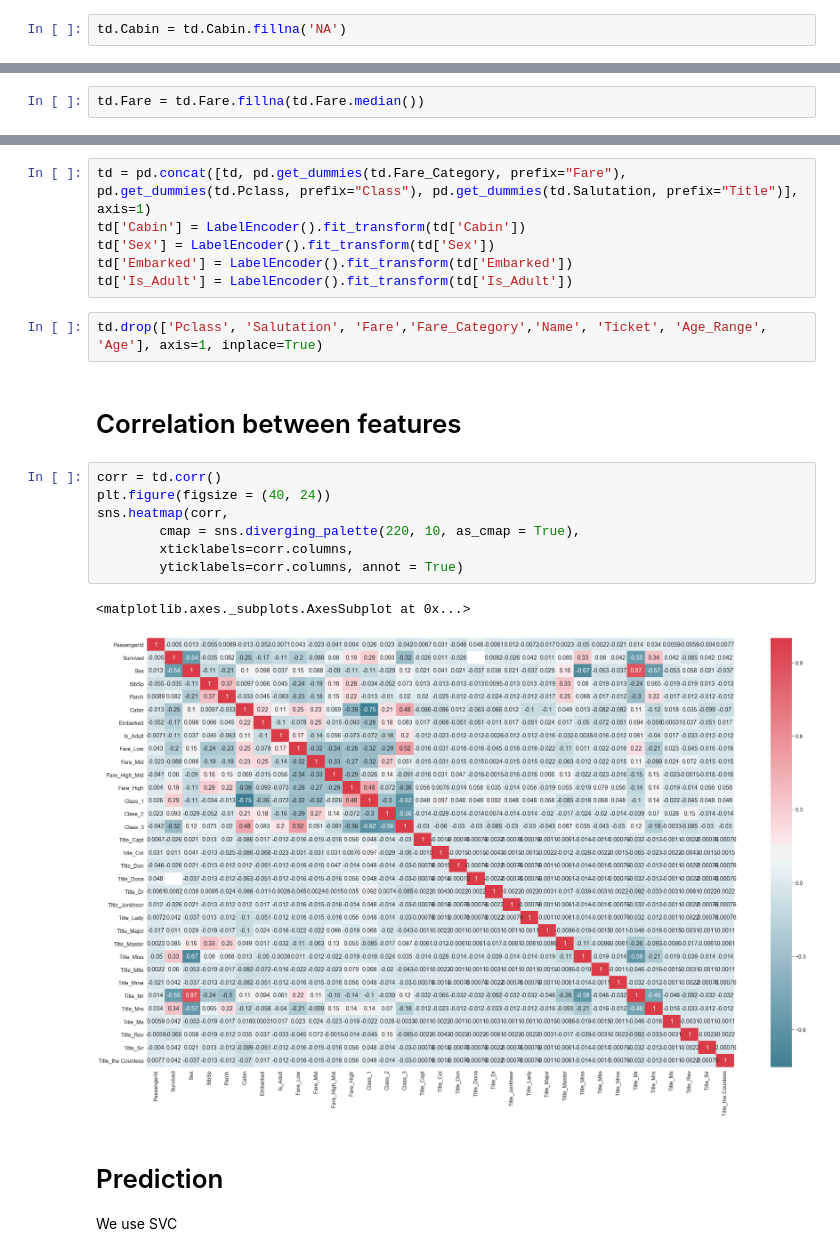
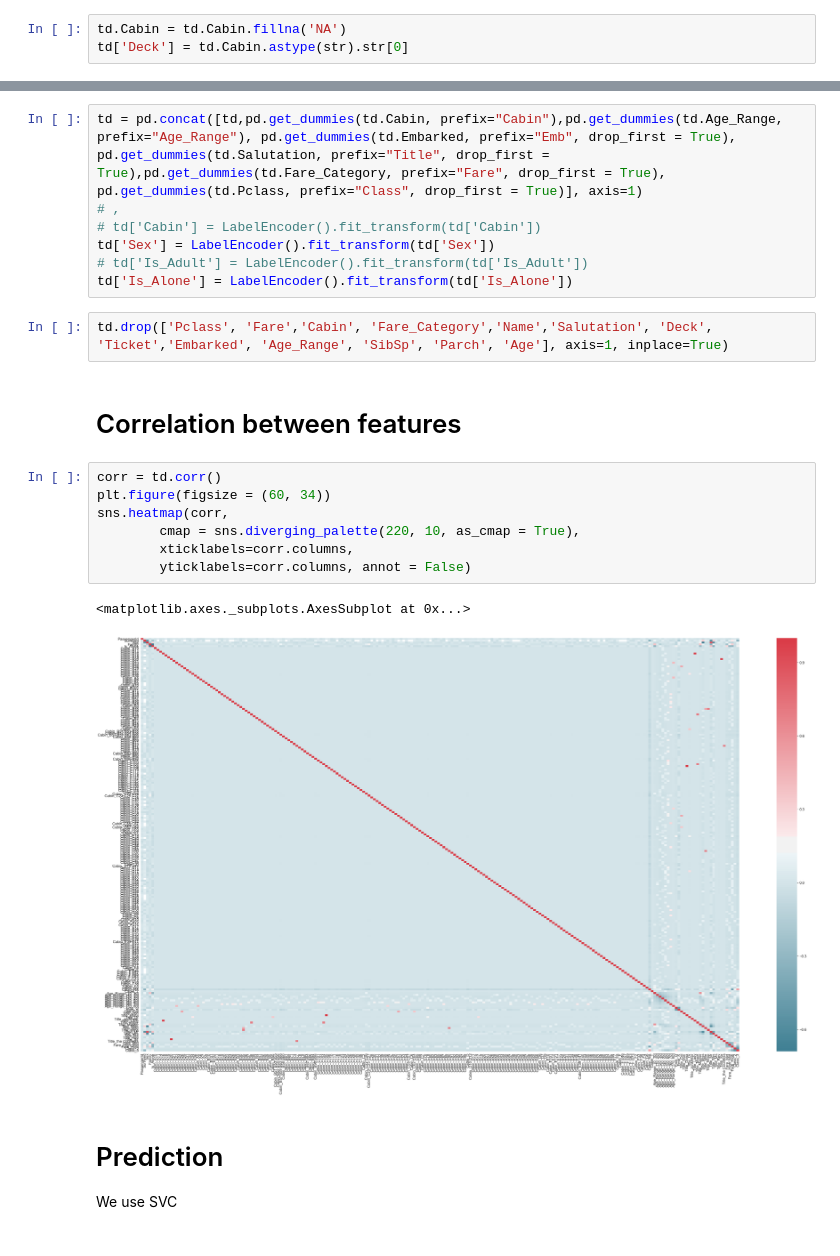
Before and after one commit to sumitmukhija/Titanic, a Jupyter notebook: Tip of the Iceberg.ipynb, the cells around one changed output, grey strips where cells are left out. Cells and saved outputs as stored; diff of their text form.

```diff
--- a/Tip of the Iceberg.ipynb
+++ b/Tip of the Iceberg.ipynb
@@ -422,2 +449,3 @@ Assigning NA for non available cabin values
 # %%
 td.Cabin = td.Cabin.fillna('NA')
+td['Deck'] = td.Cabin.astype(str).str[0]
@@ -428,3 +452 @@ Simply substituting with the median of all the fare.
-# %%
-td.Fare = td.Fare.fillna(td.Fare.median())
 # %% [markdown]
@@ -432,25 +454,26 @@ td.Fare = td.Fare.fillna(td.Fare.median())
 
 Using Pandas' get dummies we encoded the categorical data. Later, we drop all the columns we encoded.
 # %%
-td = pd.concat([td, pd.get_dummies(td.Fare_Category, prefix="Fare"), pd.get_dummies(td.Pclass, prefix="Class"), pd.get_dummies(td.Salutation, prefix="Title")], axis=1)
-td['Cabin'] = LabelEncoder().fit_transform(td['Cabin'])
+td = pd.concat([td,pd.get_dummies(td.Cabin, prefix="Cabin"),pd.get_dummies(td.Age_Range, prefix="Age_Range"), pd.get_dummies(td.Embarked, prefix="Emb", drop_first = True), pd.get_dummies(td.Salutation, prefix="Title", drop_first = True),pd.get_dummies(td.Fare_Category, prefix="Fare", drop_first = True), pd.get_dummies(td.Pclass, prefix="Class", drop_first = True)], axis=1)
+# ,
+# td['Cabin'] = LabelEncoder().fit_transform(td['Cabin'])
 td['Sex'] = LabelEncoder().fit_transform(td['Sex'])
-td['Embarked'] = LabelEncoder().fit_transform(td['Embarked'])
-td['Is_Adult'] = LabelEncoder().fit_transform(td['Is_Adult'])
+# td['Is_Adult'] = LabelEncoder().fit_transform(td['Is_Adult'])
+td['Is_Alone'] = LabelEncoder().fit_transform(td['Is_Alone'])
 # %%
-td.drop(['Pclass', 'Salutation', 'Fare','Fare_Category','Name', 'Ticket', 'Age_Range', 'Age'], axis=1, inplace=True)
+td.drop(['Pclass', 'Fare','Cabin', 'Fare_Category','Name','Salutation', 'Deck', 'Ticket','Embarked', 'Age_Range', 'SibSp', 'Parch', 'Age'], axis=1, inplace=True)
 # %% [markdown]
 # Correlation between features
 # %%
 corr = td.corr()
-plt.figure(figsize = (40, 24))
+plt.figure(figsize = (60, 34))
 sns.heatmap(corr,
         cmap = sns.diverging_palette(220, 10, as_cmap = True),
         xticklabels=corr.columns,
-        yticklabels=corr.columns, annot = True)
+        yticklabels=corr.columns, annot = False)
 # %% [output]
 <matplotlib.axes._subplots.AxesSubplot at 0x...>
-[figure, old version]
+[figure, new version]
 # %% [markdown]
 # Prediction
 
```
Also changed, not shown: parts of 15 cells of this notebook.
